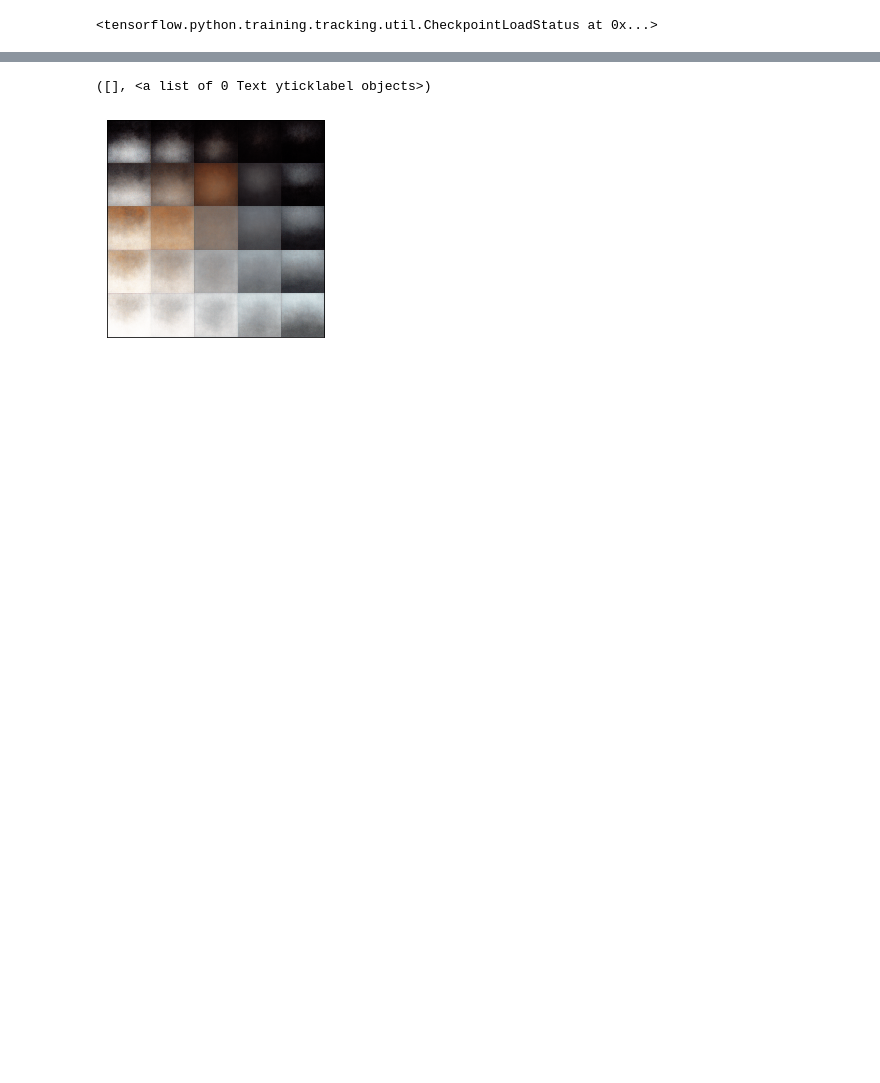
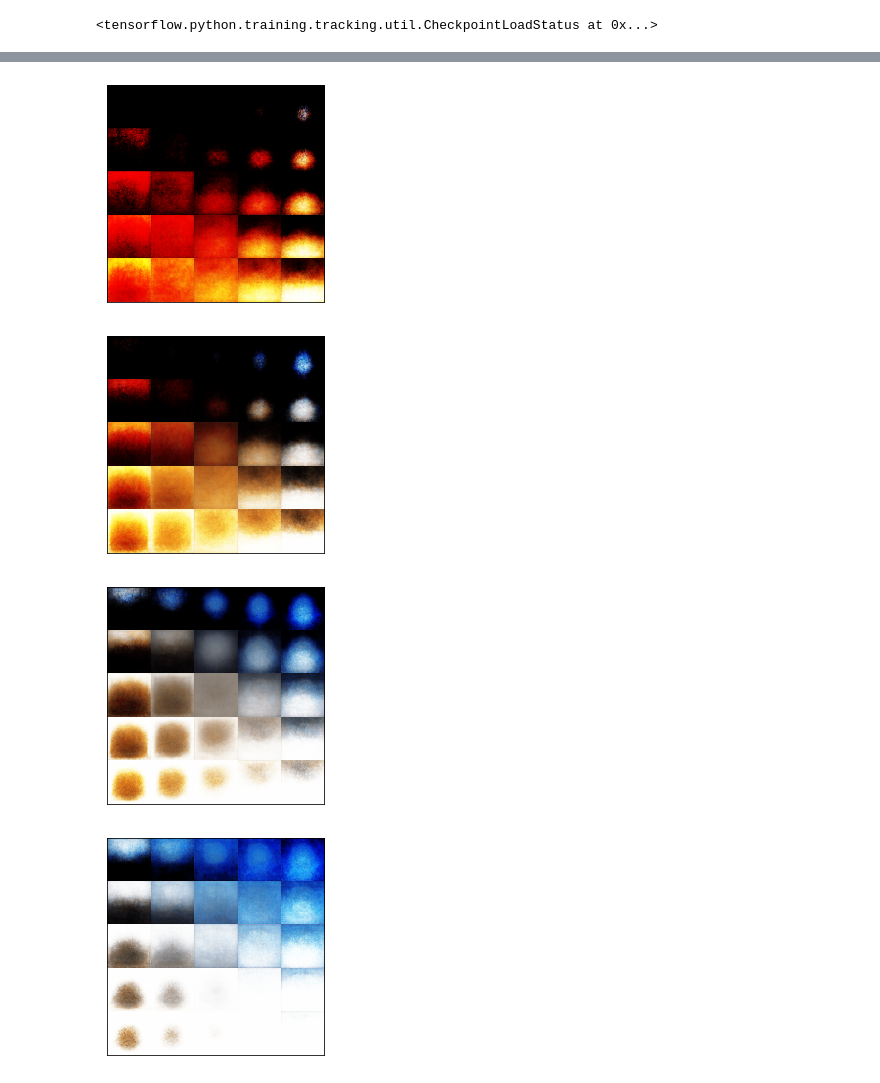
Before and after one commit to e-stan/image_generator, a Jupyter notebook: notebooks/generate_images.ipynb, the cells around one changed output, grey strips where cells are left out. Drawn from its saved outputs; the diff is of its cells as text; code cells hidden in the pictures; blank space fills up the shorter version.

Commit message:
finished third image

```diff
--- a/notebooks/generate_images.ipynb
+++ b/notebooks/generate_images.ipynb
@@ -4,7 +4,7 @@ from dataset_helper import *
 import os
 import matplotlib.pyplot as plt
 # %%
-vae = ImageVAE((128,128,3),[16,32],[32,16])
+vae = ImageVAE((128,128,3),[16,32],[32,16],latent_dim=3)
 # %% [output]
 (128, 128, 3)
 Model: "encoder"
@@ -24,11 +24,11 @@ Trainable params: 1,587,171
 Non-trainable params: 0
 _________________________________________________________________
 # %%
-vae.load_weights("../models/abstract_vae")
+vae.load_weights("../models/abstract_vae_3")
 # %% [output]
 <tensorflow.python.training.tracking.util.CheckpointLoadStatus at 0x...>
 # %%
-names = ["../data/abstract_images/" + x for x in os.listdir("../data/abstract_images/") if ".jpg" in x][:1000]
+names = ["../data/abstract_images/" + x for x in os.listdir("../data/abstract_images/") if ".jpg" in x][:20000]
 # %%
 tensor = getTrainingTensor(names)
 
@@ -50,27 +50,31 @@ plt.imshow(image)
 # %%
 n = 5
 digit_size = 128
-figure = np.zeros((digit_size * n, digit_size * n,3))
-# linearly spaced coordinates corresponding to the 2D plot
-# of digit classes in the latent space
-grid_x = np.linspace(min(latentReg[0][:,0]), max(latentReg[0][:,0]), n)
-grid_y = np.linspace(min(latentReg[0][:,1]), max(latentReg[0][:,1]), n)
 
-for i, yi in enumerate(grid_y):
-    for j, xi in enumerate(grid_x):
-        z_sample = np.array([[xi, yi]])
-        x_decoded = vae.decoder.predict(z_sample)[0]
+for slice in np.linspace(min(latentReg[0][:,2]), max(latentReg[0][:,2]),5):
+    figure = np.zeros((digit_size * n, digit_size * n,3))
+    # linearly spaced coordinates corresponding to the 2D plot
+    # of digit classes in the latent space
+    grid_x = np.linspace(min(latentReg[0][:,0]), max(latentReg[0][:,0]), n)
+    grid_y = np.linspace(min(latentReg[0][:,1]), max(latentReg[0][:,1]), n)
 
-        #digit = x_decoded[0].reshape(digit_size, digit_size, 3)
-        figure[
-            i * digit_size : (i + 1) * digit_size,
-            j * digit_size : (j + 1) * digit_size,
-            :
-        ] = x_decoded
+    for i, yi in enumerate(grid_y):
+        for j, xi in enumerate(grid_x):
+            z_sample = np.array([[xi, yi,slice]])
+            x_decoded = vae.decoder.predict(z_sample)[0]
 
-plt.imshow(figure)
-plt.xticks([])
-plt.yticks([])
+            #digit = x_decoded[0].reshape(digit_size, digit_size, 3)
+            figure[
+                i * digit_size : (i + 1) * digit_size,
+                j * digit_size : (j + 1) * digit_size,
+                :
+            ] = x_decoded
+    plt.figure()
+    plt.imshow(figure)
+    plt.xticks([])
+    plt.yticks([])
 # %% [output]
-([], <a list of 0 Text yticklabel objects>)
-[figure, old version]
+[figure, new version]
+[figure, added]
+[figure, added]
+[figure, added]
```
Also changed, not shown: parts of 5 cells of this notebook, 3 other files.
